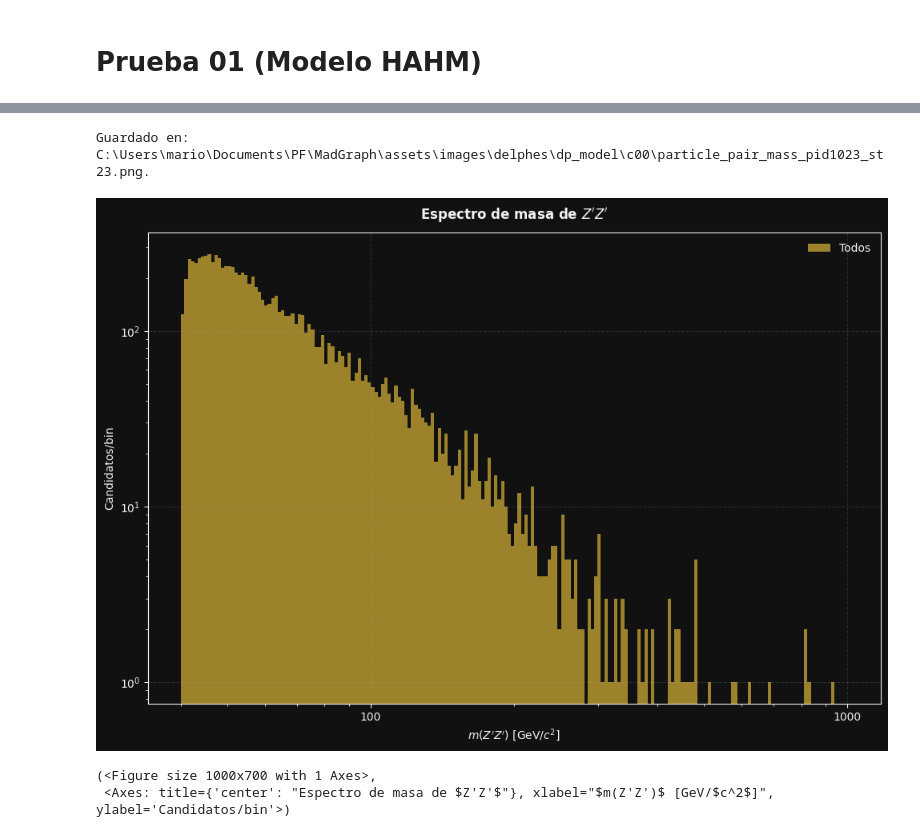
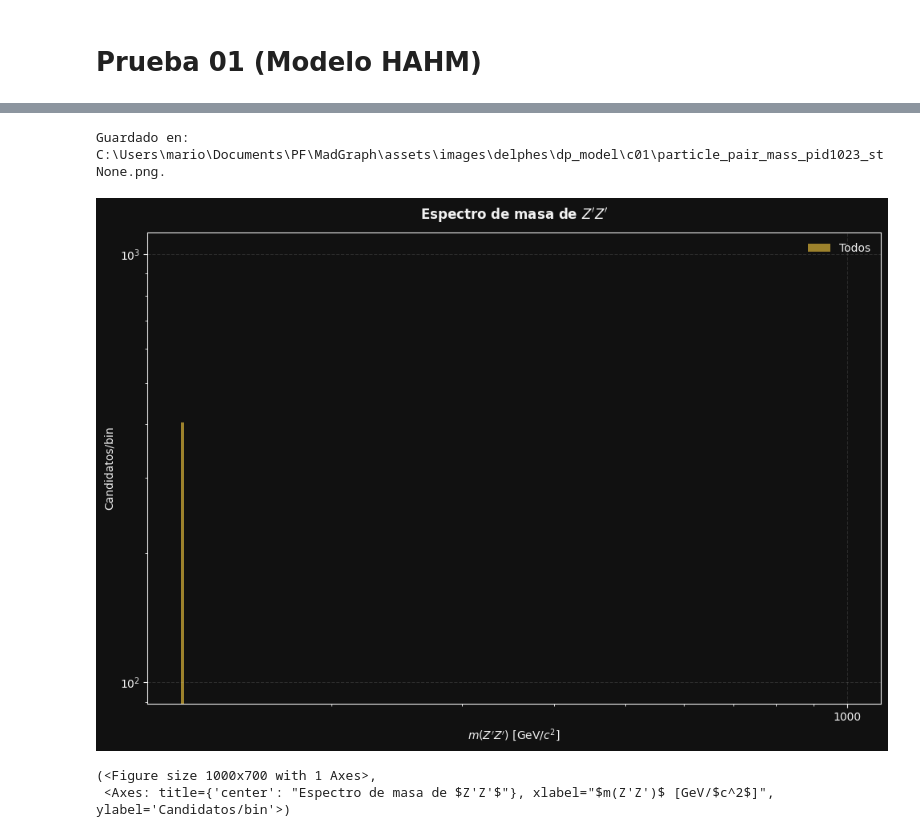
Before and after one commit to MASilva139/ECFM-PF, a Jupyter notebook: MadGraph/dp01.ipynb, the cells around one changed output, grey strips where cells are left out. Drawn from its saved outputs; the diff is of its cells as text; code cells hidden in the pictures.

```diff
--- a/MadGraph/dp01.ipynb
+++ b/MadGraph/dp01.ipynb
@@ -15,6 +16,7 @@ ANALYSIS = 'dp01'
 cfg = conf.CONFIGURATIONS[ANALYSIS]
 DATASET = cfg['raw_dataset']
 PDATASET = cfg['flat_dataset']
+(root_path,) = conf.ROOT_FILES[PDATASET]
 PLOT_DATA = cfg['plot_data']
 TARGET_MASS = None
 MASS_RANGE = cfg['mass_range']
@@ -22,7 +24,7 @@ FIT_WINDOW = cfg['fit_window']
 
 # Partícula a estudiar (código PDG/Status en Pythia/MadGraph)
 PARTICLE_PID = 1023
-PARTICLE_STATUS = 23
+PARTICLE_STATUS = None
 PARTICLE_LABEL = "Z'"
 TAG = f'pid{PARTICLE_PID}_st{PARTICLE_STATUS}'
 
@@ -36,8 +38,10 @@ plot_options = {
 }
 particle_options = {**plot_options, 'label': PARTICLE_LABEL}
 # %%
-cut = '(PID == 1023) & (Status == 23)' # Código del fotón oscuro zp
+# cut = '(PID == 1023) & (Status == 23)' # Código del fotón oscuro zp
+sel = dict(dataset=PDATASET, pids=PARTICLE_PID, statuses=PARTICLE_STATUS)
 BRANCHES = (
+    'source_file_id',
     'event_id',
     'object_index',
     'PID',
@@ -54,7 +58,7 @@ BRANCHES = (
 )
 # %%
 df_events = io.load_dataframe(
-    branches=None,
+    branches=['source_file_id', 'event_id', 'n_Electron', 'n_Jet', 'n_Muon', 'n_Particle'],
     dataset=PDATASET,
     tree_path='Events',
 )
@@ -97,3 +101,11 @@ Archivo: hahm01_pandas.root
+# %%
+df_particle = parq.read_parquet(**sel)
+analysis = pl.prepare_particle_analysis(
+    df_particle,
+    pid=PARTICLE_PID,
+    status=PARTICLE_STATUS,
+    events=df_events
+)
 # %%
 df_jet = io.load_dataframe(
     dataset=PDATASET,
@@ -273,17 +285,17 @@ Guardado en: C:\Users\mario\Documents\PF\MadGraph\assets\images\delphes\dp_model
  <Axes: title={'center': "Espectro de masa de $Z'$"}, xlabel="$m(Z')$ [GeV/$c^2$]", ylabel='Partículas/bin'>)
 # %%
 pt.plot_particle_pair_mass(
-    particle_pairs,
+    pairs,
     bins=200,
     log_x=True,
     log_y=True,
     mass_range=(0.0, 1000.0),
     filename=f'particle_pair_mass_{TAG}',
     **particle_options
 )
 # %% [output]
-Guardado en: C:\Users\mario\Documents\PF\MadGraph\assets\images\delphes\dp_model\c00\particle_pair_mass_pid1023_st23.png.
+Guardado en: C:\Users\mario\Documents\PF\MadGraph\assets\images\delphes\dp_model\c01\particle_pair_mass_pid1023_stNone.png.
-[figure, old version]
+[figure, new version]
 (<Figure size 1000x700 with 1 Axes>,
  <Axes: title={'center': "Espectro de masa de $Z'Z'$"}, xlabel="$m(Z'Z')$ [GeV/$c^2$]", ylabel='Candidatos/bin'>)
 # %%
```
Also changed, not shown: parts of 17 cells of this notebook, 30 other files.
